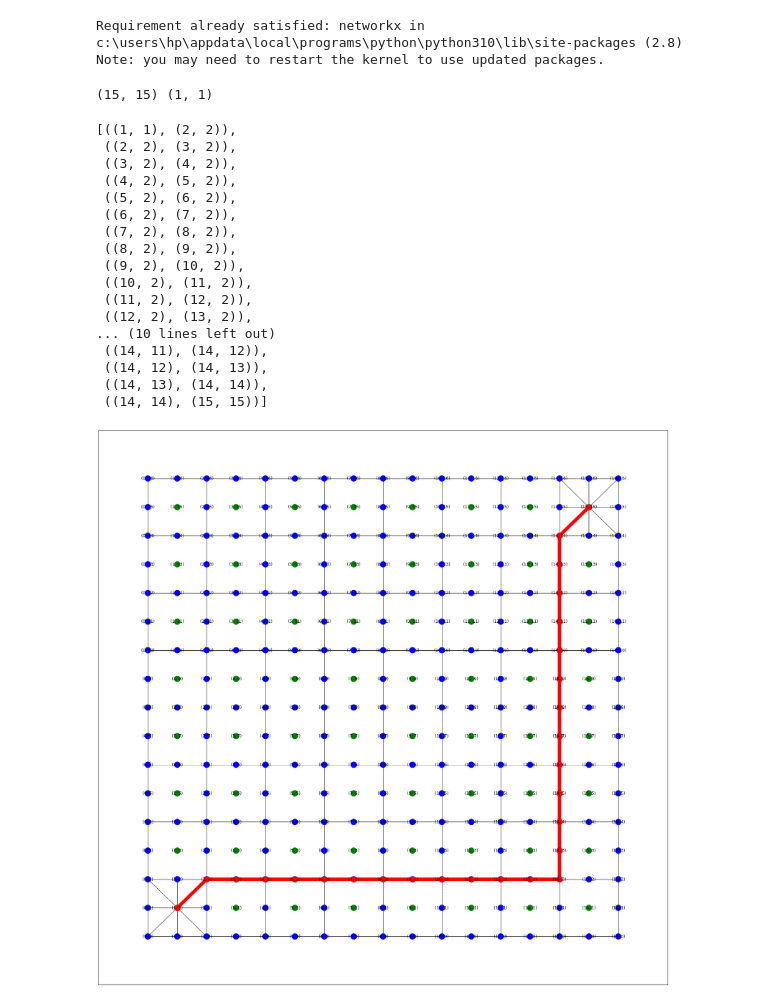
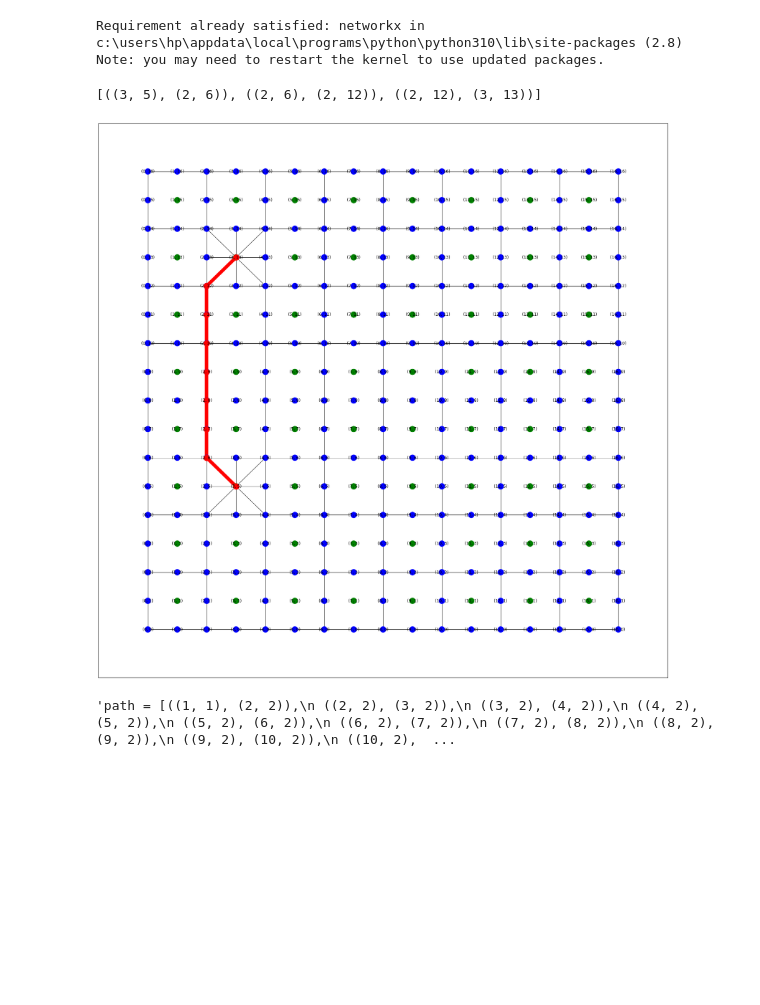
Before and after one commit to Wizard-s-Chess/Wizards-Chess, a Jupyter notebook: Path Generator.ipynb, the cells around one changed output. Cells and saved outputs as stored; diff of their text form; code cells hidden in the pictures; blank space fills up the shorter version.

Commit message:
added path simplification

```diff
--- a/Path Generator.ipynb
+++ b/Path Generator.ipynb
@@ -45,51 +45,89 @@ def add_connecting_edges(G, u):
             if(x+i>=0 and y+j >=0 and x+i < N and y+j < N and u != v):
                 G.add_edge(u,v)
 
 def get_coordinates_from_move(move):
     source = (ord(move[0])-ord('a')+1, ord(move[1])-ord('0'))
     source = (source[0]*2 - 1,source[1]*2-1)
     sink = (ord(move[2])-ord('a')+1, ord(move[3])-ord('0'))
     sink = (sink[0]*2 - 1,sink[1]*2-1)
-    print(sink, source)
     return (source, sink)
 
 def get_path(move):
     G=nx.grid_2d_graph(N,N)
 
     (source,sink) = get_coordinates_from_move(move)
 
     H = G.copy()
 
     remove_connecting_edges(H)
     add_connecting_edges(H, source)
     add_connecting_edges(H, sink)
 
     path = nx.shortest_path(H,source=source, target=sink, method='dijkstra')
     path_edges = list(zip(path,path[1:]))
 
     draw_graph(H)
     draw_shortest_path(H,path,path_edges)
     return path_edges
 
 
-get_path("a1h8")
+def simplify_path(path):
+    res=[]
+    prev_dir = (path[0][1][0]-path[0][0][0], path[0][1][1]-path[0][0][1])
+    start = path[0][0]
+    end = path[0][1]
+    i = 1
+    while i < len(path):
+
+        curr_dir = (path[i][1][0]-path[i][0][0], path[i][1][1]-path[i][0][1])
+
+        if(curr_dir == prev_dir):
+            end = path[i][1]
+        else:
+            res.append((start,end))
+            start = path[i][0]
+            end = path[i][1]
+        i +=1
+        prev_dir = curr_dir
+    #add the path of the last cell
+    res.append((start,end))
+    return res
+
+
+simplify_path(get_path("b3b7"))
 # %% [output]
-(15, 15) (1, 1)
+[((3, 5), (2, 6)), ((2, 6), (2, 12)), ((2, 12), (3, 13))]
-[((1, 1), (2, 2)),
- ((2, 2), (3, 2)),
- ((3, 2), (4, 2)),
- ((4, 2), (5, 2)),
- ((5, 2), (6, 2)),
- ((6, 2), (7, 2)),
- ((7, 2), (8, 2)),
- ((8, 2), (9, 2)),
- ((9, 2), (10, 2)),
- ((10, 2), (11, 2)),
- ((11, 2), (12, 2)),
- ((12, 2), (13, 2)),
-... (10 lines left out)
- ((14, 11), (14, 12)),
- ((14, 12), (14, 13)),
- ((14, 13), (14, 14)),
- ((14, 14), (15, 15))]
-[figure, old version]
+[figure, new version]
+# %%
+"""path = [((1, 1), (2, 2)),
+ ((2, 2), (3, 2)),
+ ((3, 2), (4, 2)),
+ ((4, 2), (5, 2)),
+ ((5, 2), (6, 2)),
+ ((6, 2), (7, 2)),
+ ((7, 2), (8, 2)),
+ ((8, 2), (9, 2)),
+ ((9, 2), (10, 2)),
+ ((10, 2), (11, 2)),
+ ((11, 2), (12, 2)),
+ ((12, 2), (13, 2)),
+ ((13, 2), (14, 2)),
+ ((14, 2), (14, 3)),
+ ((14, 3), (14, 4)),
+ ((14, 4), (14, 5)),
+ ((14, 5), (14, 6)),
+ ((14, 6), (14, 7)),
+ ((14, 7), (14, 8)),
+ ((14, 8), (14, 9)),
+ ((14, 9), (14, 10)),
+ ((14, 10), (14, 11)),
+ ((14, 11), (14, 12)),
+ ((14, 12), (14, 13)),
+ ((14, 13), (14, 14)),
+ ((14, 14), (15, 15)),
+ ((15, 15), (16, 16)),
+ ((16, 16), (16, 15)),
+ ((16, 15),(16, 14))]
+simplify_path(path)"""
+# %% [output]
+'path = [((1, 1), (2, 2)),\n ((2, 2), (3, 2)),\n ((3, 2), (4, 2)),\n ((4, 2), (5, 2)),\n ((5, 2), (6, 2)),\n ((6, 2), (7, 2)),\n ((7, 2), (8, 2)),\n ((8, 2), (9, 2)),\n ((9, 2), (10, 2)),\n ((10, 2),  ...
```
